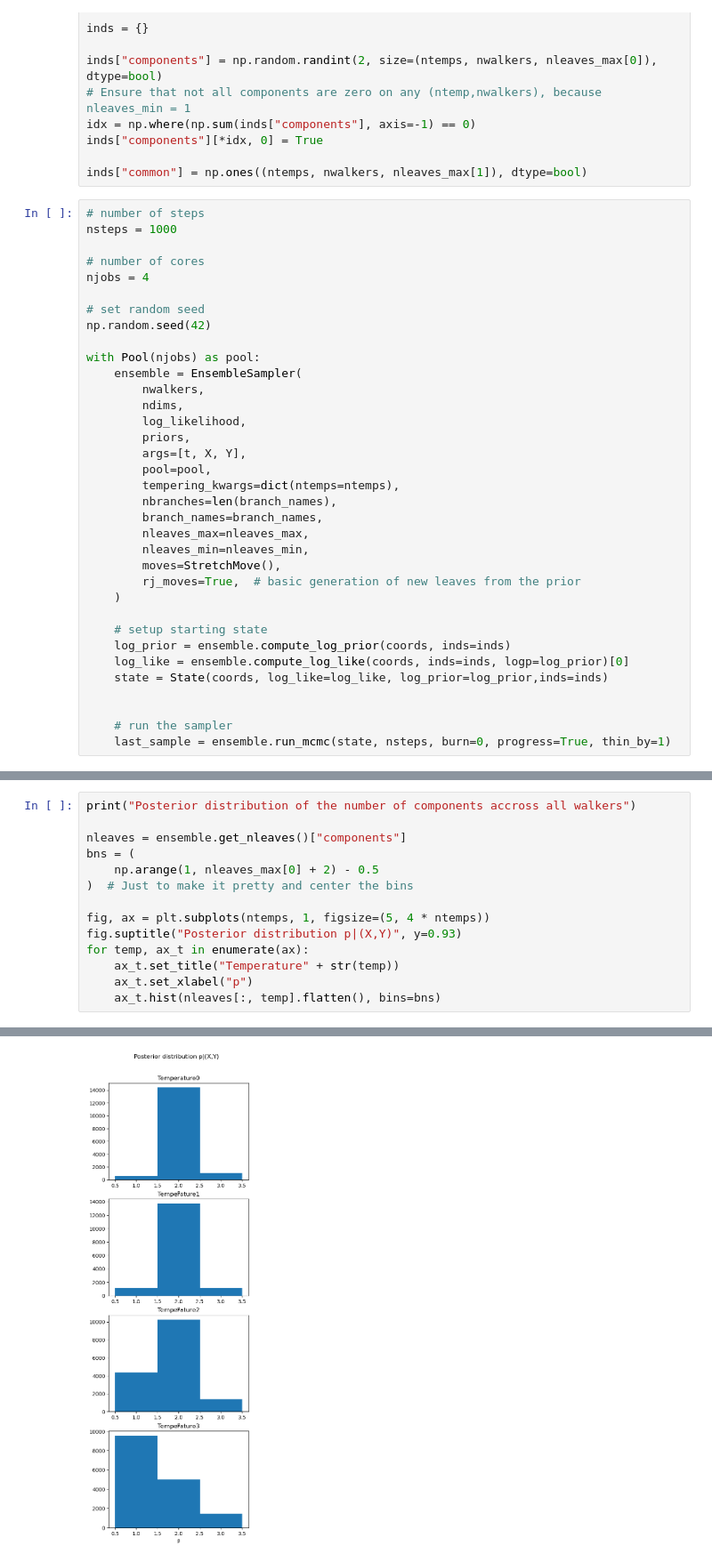
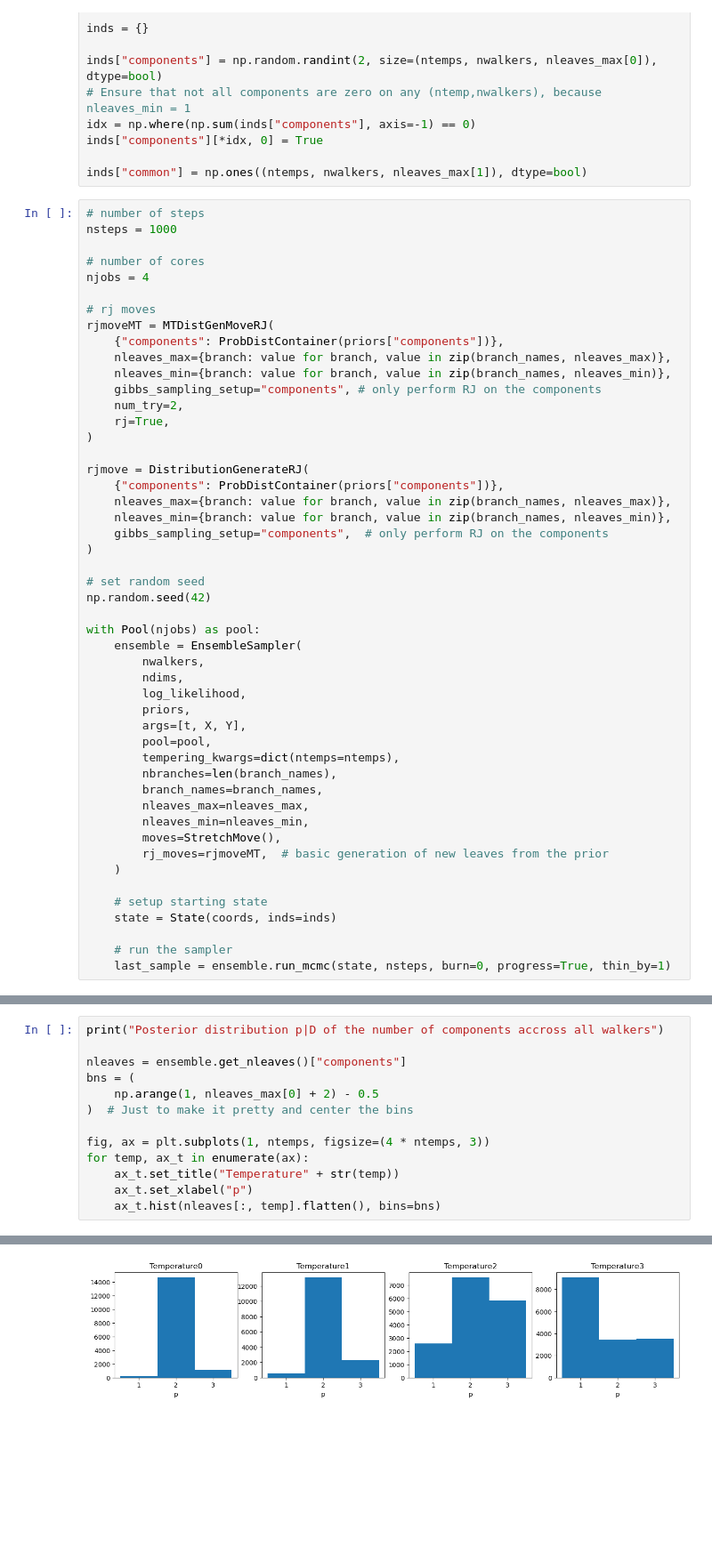
Before and after one commit to antcc/rk-bfr-jump, a Jupyter notebook: linear_regression.ipynb, the cells around one changed output, grey strips where cells are left out. Shown: that part at 89% size. Drawn from its saved outputs; the diff is of its cells as text; blank space fills up the shorter version.

Commit message:
Try MT move

```diff
--- a/linear_regression.ipynb
+++ b/linear_regression.ipynb
@@ -200,6 +202,23 @@ nsteps = 1000
 
 # number of cores
 njobs = 4
+
+# rj moves
+rjmoveMT = MTDistGenMoveRJ(
+    {"components": ProbDistContainer(priors["components"])},
+    nleaves_max={branch: value for branch, value in zip(branch_names, nleaves_max)},
+    nleaves_min={branch: value for branch, value in zip(branch_names, nleaves_min)},
+    gibbs_sampling_setup="components", # only perform RJ on the components
+    num_try=2,
+    rj=True,
+)
+
+rjmove = DistributionGenerateRJ(
+    {"components": ProbDistContainer(priors["components"])},
+    nleaves_max={branch: value for branch, value in zip(branch_names, nleaves_max)},
+    nleaves_min={branch: value for branch, value in zip(branch_names, nleaves_min)},
+    gibbs_sampling_setup="components",  # only perform RJ on the components
+)
 
 # set random seed
 np.random.seed(42)
@@ -218,14 +237,11 @@ with Pool(njobs) as pool:
         nleaves_max=nleaves_max,
         nleaves_min=nleaves_min,
         moves=StretchMove(),
-        rj_moves=True,  # basic generation of new leaves from the prior
+        rj_moves=rjmoveMT,  # basic generation of new leaves from the prior
     )
 
     # setup starting state
-    log_prior = ensemble.compute_log_prior(coords, inds=inds)
-    log_like = ensemble.compute_log_like(coords, inds=inds, logp=log_prior)[0]
-    state = State(coords, log_like=log_like, log_prior=log_prior,inds=inds)
-
+    state = State(coords, inds=inds)
 
     # run the sampler
     last_sample = ensemble.run_mcmc(state, nsteps, burn=0, progress=True, thin_by=1)
@@ -242,13 +272,12 @@ print(last_sample.branches_coords["common"][0,0, :])
 # %%
-print("Posterior distribution of the number of components accross all walkers")
+print("Posterior distribution p|D of the number of components accross all walkers")
 
 nleaves = ensemble.get_nleaves()["components"]
 bns = (
     np.arange(1, nleaves_max[0] + 2) - 0.5
 )  # Just to make it pretty and center the bins
 
-fig, ax = plt.subplots(ntemps, 1, figsize=(5, 4 * ntemps))
-fig.suptitle("Posterior distribution p|(X,Y)", y=0.93)
+fig, ax = plt.subplots(1, ntemps, figsize=(4 * ntemps, 3))
 for temp, ax_t in enumerate(ax):
     ax_t.set_title("Temperature" + str(temp))
     ax_t.set_xlabel("p")
@@ -258 +287 @@ Posterior distribution of the number of components accross all walkers
-[figure, old version]
+[figure, new version]
```
Also changed, not shown: parts of 7 cells of this notebook.
